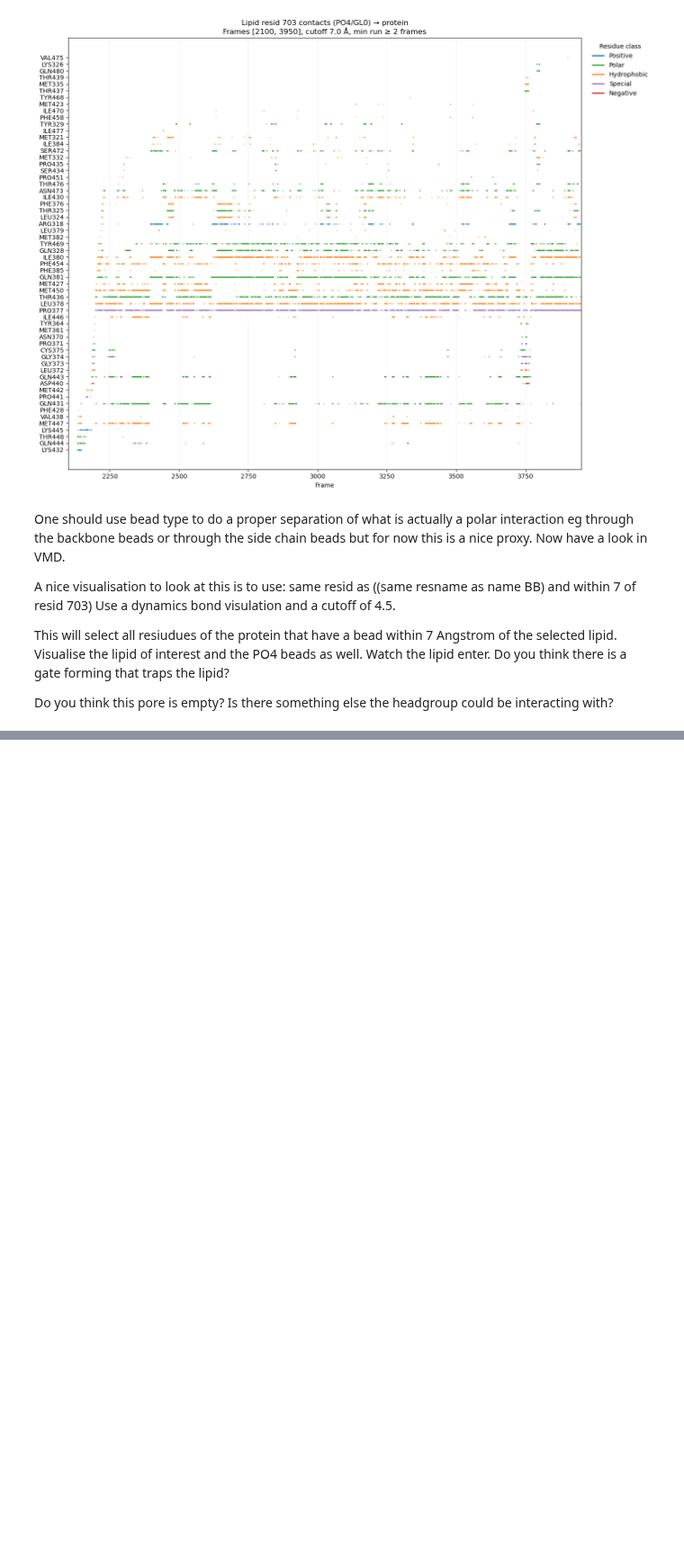
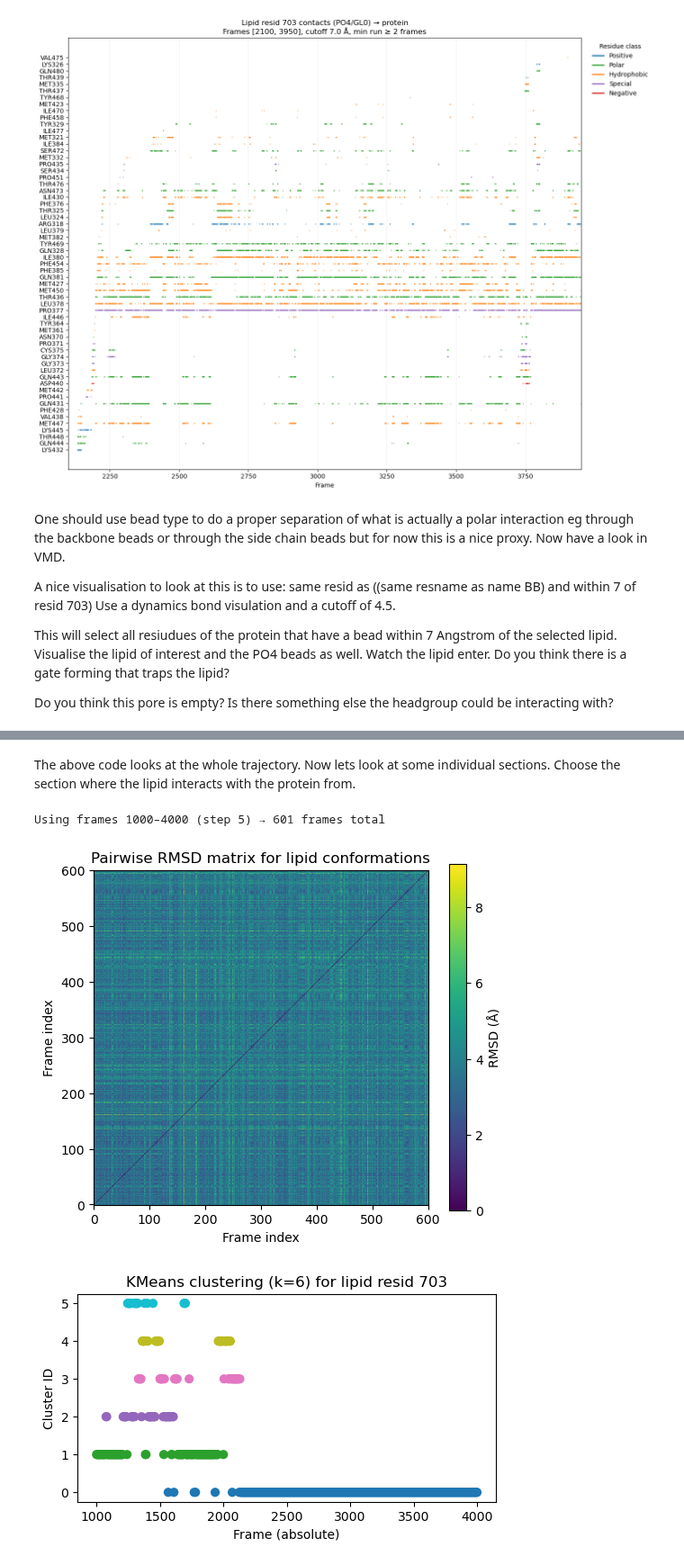
Before and after one commit to CCPBioSim/coarse-graining-workshop, a Jupyter notebook: 5-coarsegrain_analysis/analysis.ipynb, the cells around one changed output, grey strips where cells are left out. Shown at 90% size. Cells and saved outputs as stored; diff of their text form; code cells hidden in the pictures; blank space fills up the shorter version.

```diff
--- a/5-coarsegrain_analysis/analysis.ipynb
+++ b/5-coarsegrain_analysis/analysis.ipynb
@@ -450,0 +522,69 @@ Do you think this pore is empty? Is there something else the headgroup could be
+# %% [markdown]
+The above code looks at the whole trajectory. Now lets look at some individual sections. Choose the section where the lipid interacts with the protein from.
+# %%
+# --- Version 1.2 ---
+# Pairwise RMSD + KMeans clustering over selected frame window
+
+import MDAnalysis as mda
+import numpy as np
+import matplotlib.pyplot as plt
+from sklearn.cluster import KMeans
+from MDAnalysis.analysis.rms import rmsd
+from tqdm.notebook import tqdm
+
+# --- Settings ---
+TOPOLOGY = "traj.pdb"
+TRAJECTORY = "traj_1ns.xtc"
+LIPID_RESID = 703
+SELECTION = f"resid {LIPID_RESID} "
+START_FRAME = 1000
+END_FRAME   = 4000
+STEP        = 5 # this can speed up analysis by skipping frames.
+N_CLUSTERS  = 6 # change this to get more or fewer clusters
+
+# --- Load + selection ---
+u = mda.Universe(TOPOLOGY, TRAJECTORY)
+lipid = u.select_atoms(SELECTION)
+
+frames = np.arange(START_FRAME, END_FRAME + 1, STEP, dtype=int)
+n_frames = len(frames)
+print(f"Using frames {START_FRAME}–{END_FRAME} (step {STEP}) → {n_frames} frames total")
+
+# --- Collect coordinates ---
+coords = []
+for ts in tqdm(frames, desc="Extracting coordinates"):
+    u.trajectory[ts]
+    coords.append(lipid.positions.copy())
+
+# --- Pairwise RMSD matrix ---
+R = np.zeros((n_frames, n_frames))
+for i in tqdm(range(n_frames), desc="Computing RMSD matrix"):
+    for j in range(i + 1, n_frames):
+        val = rmsd(coords[i], coords[j], center=True, superposition=True)
+        R[i, j] = R[j, i] = val
+
+# --- KMeans clustering ---
+X = np.array([c.flatten() for c in coords])
+kmeans = KMeans(n_clusters=N_CLUSTERS, random_state=0, n_init="auto").fit(X)
+labels = kmeans.labels_
+
+# --- Plot RMSD matrix ---
+plt.figure(figsize=(6, 5))
+plt.imshow(R, cmap="viridis", origin="lower")
+plt.colorbar(label="RMSD (Å)")
+plt.title("Pairwise RMSD matrix for lipid conformations")
+plt.xlabel("Frame index")
+plt.ylabel("Frame index")
+plt.show()
+
+# --- Plot cluster assignments ---
+plt.figure(figsize=(6, 3))
+plt.scatter(frames, labels, c=labels, cmap="tab10", s=40)
+plt.xlabel("Frame (absolute)")
+plt.ylabel("Cluster ID")
+plt.title(f"KMeans clustering (k={N_CLUSTERS}) for lipid resid {LIPID_RESID}")
+plt.show()
+# %% [output]
+Using frames 1000–4000 (step 5) → 601 frames total
+[figure, added]
+[figure, added]
```
Also changed, not shown: parts of 11 cells of this notebook, 1 other file.
